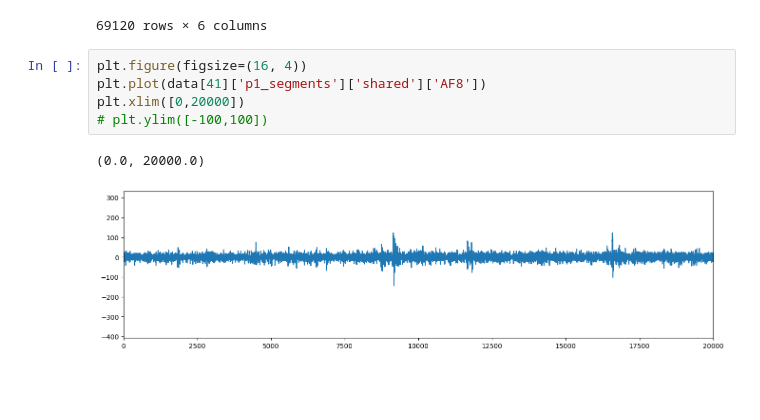
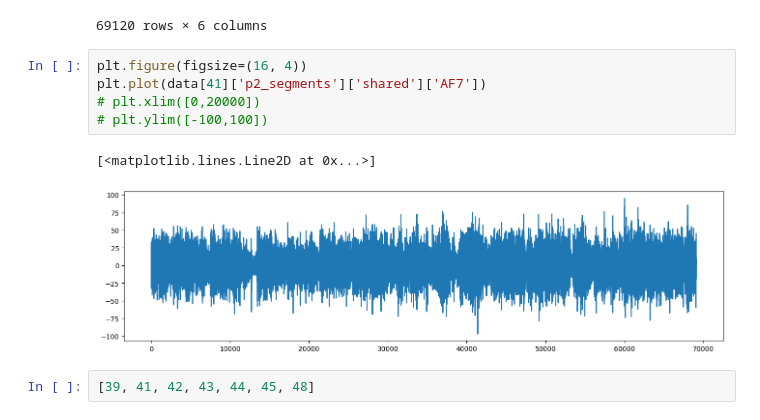
Before and after one commit to JoseEmilianoCG/NeuroHAD2025, a Jupyter notebook: FILAnalysis/prepro.ipynb, the cells around one changed output. Drawn from its saved outputs; the diff is of its cells as text; blank space fills up the shorter version.

```diff
--- a/FILAnalysis/prepro.ipynb
+++ b/FILAnalysis/prepro.ipynb
@@ -124,9 +124,11 @@ data[39]['p1_segments']['shared']
 69120 rows × 6 columns
 # %%
 plt.figure(figsize=(16, 4))
-plt.plot(data[41]['p1_segments']['shared']['AF8'])
-plt.xlim([0,20000])
+plt.plot(data[41]['p2_segments']['shared']['AF7'])
+# plt.xlim([0,20000])
 # plt.ylim([-100,100])
 # %% [output]
-(0.0, 20000.0)
+[<matplotlib.lines.Line2D at 0x...>]
-[figure, old version]
+[figure, new version]
+# %%
+[39, 41, 42, 43, 44, 45, 48]
```
Also changed, not shown: parts of 1 cell of this notebook, 46 other files.
